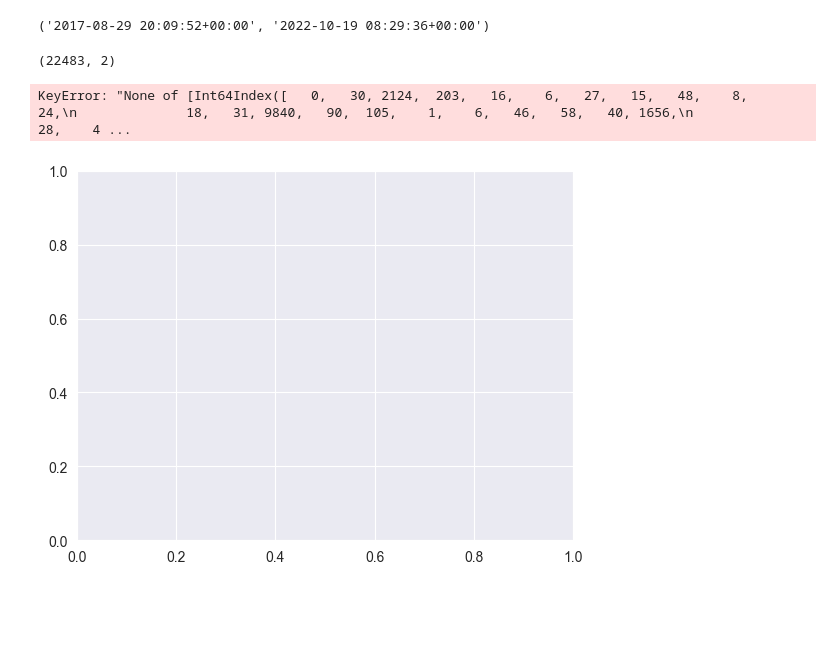
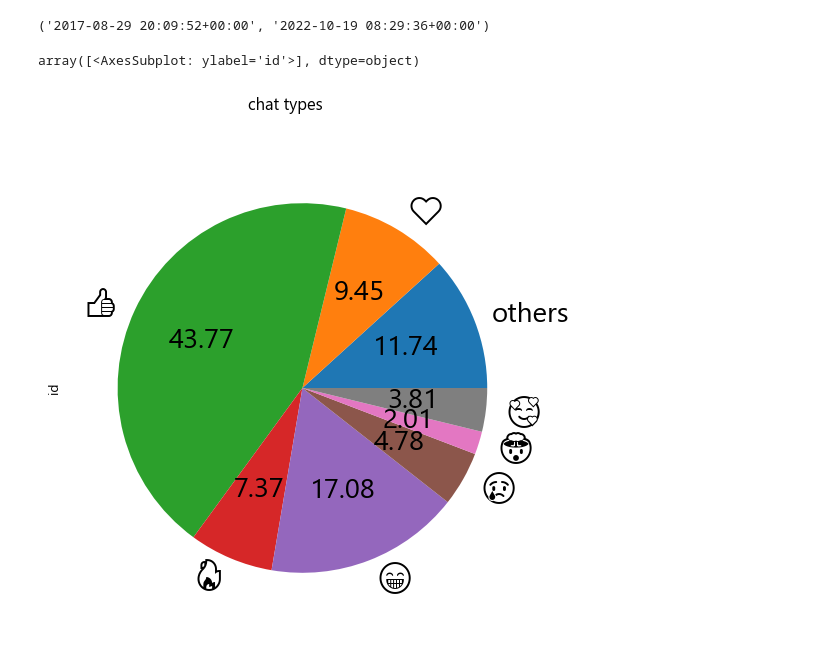
Before and after one commit to alyssa-lakhtiuk/css, a Jupyter notebook: 5_2.ipynb, the cells around one changed output. Saved outputs shown, nothing was run; the diff lists cells and outputs as text; code cells hidden in the pictures; blank space fills up the shorter version.

```diff
--- a/5_2.ipynb
+++ b/5_2.ipynb
@@ -120,11 +96,10 @@ min(df["date"]),max(df["date"])
 # %% [output]
 ('2017-08-29 20:09:52+00:00', '2022-10-19 08:29:36+00:00')
 # %%
-df2 = pd.read_csv(DIALOGS_DATA_PLATC)
-df2.head(15)
-df2.dropna()
-df2Formatted = df2.reactions[df2.reactions != '{}']
-df2FormattedToList = df2Formatted.tolist()
+df_copy_platc = df_platc.copy()
+df_copy_platc.dropna()
+df_platc_formatted_reactions = df_copy_platc.reactions[df_copy_platc.reactions != '{}']
+df_platc_formatted_to_list = df_platc_formatted_reactions.tolist()
 finStr = ', '.join(str(x).replace('\'', '\"')
                    .replace('{', '{\"')
                    .replace(':', '\":')
@@ -132,29 +107,43 @@ finStr = ', '.join(str(x).replace('\'', '\"')
                    .replace('{', '')
                    .replace('}', '')
                    .replace(',', '')
-                   .replace(':', '') for x in df2FormattedToList if str(x) != 'nan')
+                   .replace(':', '') for x in df_platc_formatted_to_list if str(x) != 'nan')
 finStr.replace(',', '')
 finStrList = finStr.split('\"')
 
-df_smiles_ids = pd.DataFrame(columns=['id', 'emoji'])
+df_emoji_ids = pd.DataFrame(columns=['id', 'emoji'])
 ind = 0
 for i in range(len(finStrList)):
     if (finStrList[i] != ' ') & (not ',' in finStrList[i]):
         if re.findall('\d', finStrList[i]).__len__() > 0:
-            df_smiles_ids.loc[ind, 'id'] = finStrList[i]
+            df_emoji_ids.loc[ind, 'id'] = finStrList[i]
         else :
-            df_smiles_ids.loc[ind, 'emoji'] = finStrList[i]
+            df_emoji_ids.loc[ind, 'emoji'] = finStrList[i]
             ind += 1
     if i >= len(finStrList):
         break
-print(df_smiles_ids.shape)
-
-df_smiles_ids.dropna()
-df_smiles_ids = df_smiles_ids.groupby(['emoji'])['id'].count()
-df_smiles_ids_copy = pd.DataFrame(df_smiles_ids, columns=['id']).reset_index()
-df_smiles_ids_copy.plot.scatter(df_smiles_ids_copy['id'], df_smiles_ids_copy['emoji'])
-# %% [output]
-(22483, 2)
-KeyError: "None of [Int64Index([   0,   30, 2124,  203,   16,    6,   27,   15,   48,    8,   24,\n              18,   31, 9840,   90,  105,    1,    6,   46,   58,   40, 1656,\n              28,    4 ...
-[figure, removed]
+# %%
+df_emoji_ids = df_emoji_ids.dropna()
+df_emoji_ids['id'].astype('int64')
+df_smiles_ids2 = df_emoji_ids.groupby(['emoji'])['id'].count().reset_index()
+
+plt.rc('font', family = 'Segoe UI Emoji')
+
+df_smiles_ids2_largest = df_smiles_ids2.nlargest(7, 'id')
+list_of_largest_emoji = df_smiles_ids2_largest['emoji'].to_list() # ['👍', '😁', '❤', '🔥', '😢', '🥰', '🤯']
+for i in range(len(df_emoji_ids)):
+    if df_emoji_ids['emoji'][i + 1] not in list_of_largest_emoji:
+        df_emoji_ids.loc[i + 1, 'emoji'] = 'others'
+df_emoji_ids['id'] = df_emoji_ids['id'].astype('int64')
+df_smiles_ids_with_others = df_emoji_ids.groupby(['emoji'])['id'].count()
+
+colors = ['#ff9999','#66b3ff','#99ff99','#ffcc99']
+df_smiles_ids_with_others.plot.pie(subplots=True,
+                                   figsize=(14, 6),
+                                   autopct="%.2f",
+                                   fontsize=20,
+                                   title = 'chat types')
+# %% [output]
+array([<AxesSubplot: ylabel='id'>], dtype=object)
+[figure, added]
 # %%
```
Also changed, not shown: parts of 16 cells of this notebook.
